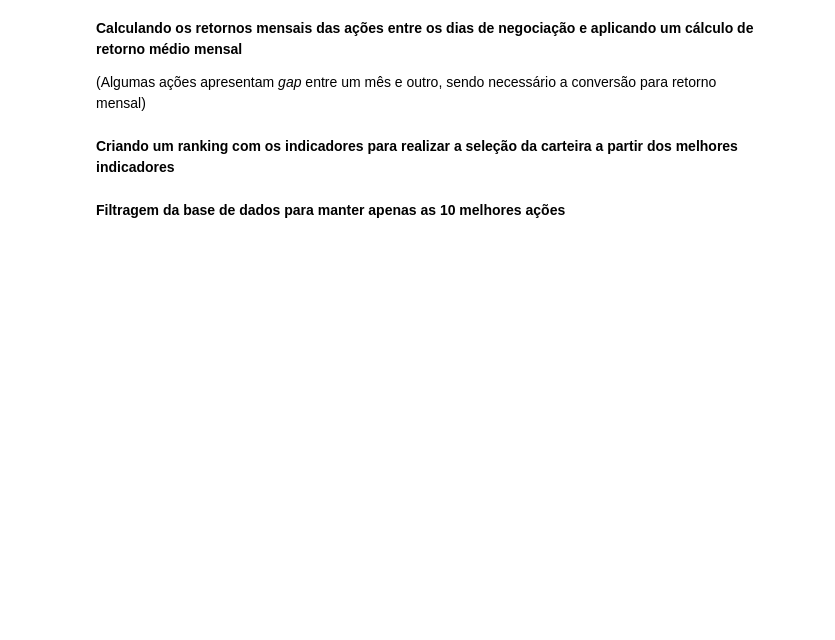
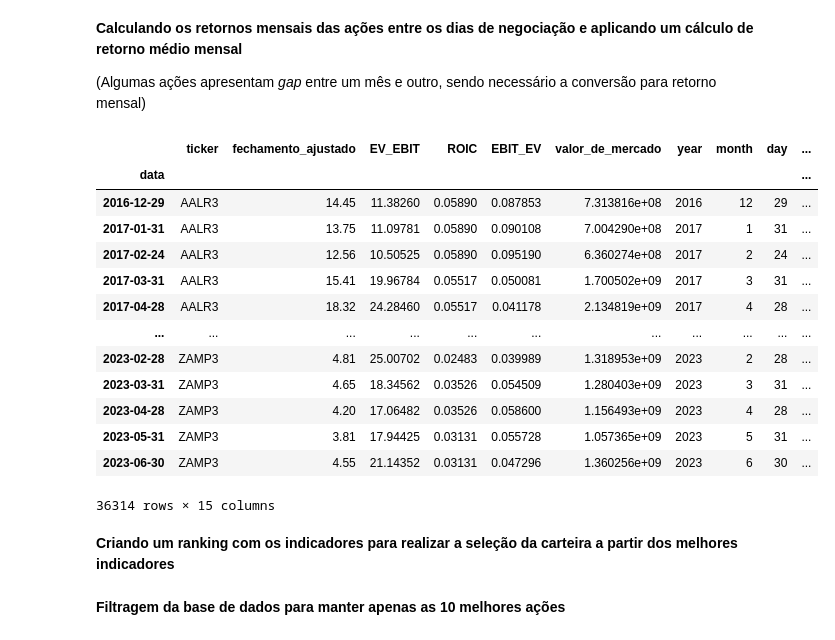
Before and after one commit to pedrosomateus/Projeto-Itau, a Jupyter notebook: projeto_itau.ipynb, the cells around one changed output. Drawn from its saved outputs; the diff is of its cells as text; code cells hidden in the pictures; blank space fills up the shorter version.

```diff
--- a/projeto_itau.ipynb
+++ b/projeto_itau.ipynb
@@ -79,15 +87,30 @@ dados_empresas_filtrado.head()
 # %%
 dados_empresas_filtrado['retorno'] = dados_empresas_filtrado.groupby('ticker')['fechamento_ajustado'].pct_change()
 dados_empresas_filtrado['retorno'] = dados_empresas_filtrado.groupby('ticker')['retorno'].shift(-1)
 
 dados_empresas_filtrado['diferenca'] = (dados_empresas_filtrado.index - pd.Series(dados_empresas_filtrado.index).shift()).values
 dados_empresas_filtrado['diferenca'] = (dados_empresas_filtrado['diferenca'] / timedelta(days=1)).shift(-1)
 dados_empresas_filtrado.dropna(inplace=True)
-dados_empresas_filtrado['retorno_medio_mensal'] = (1 + dados_empresas_filtrado['retorno']) ** (30 / dados_empresas_filtrado['diferenca']) - 1
+dados_empresas_filtrado['retorno_medio_mensal'] = (1 + dados_empresas_filtrado['retorno']) ** (21 / dados_empresas_filtrado['diferenca']) - 1
 
 dados_empresas.dropna(inplace=True)
 dados_empresas_filtrado.dropna(inplace=True)
 dados_empresas_filtrado
+# %% [output]
+|  | ticker | fechamento_ajustado | EV_EBIT | ROIC | EBIT_EV | valor_de_mercado | year | month | day | ... |
+| data |  |  |  |  |  |  |  |  |  | ... |
+| 2016-12-29 | AALR3 | 14.45 | 11.38260 | 0.05890 | 0.087853 | 7.313816e+08 | 2016 | 12 | 29 | ... |
+| 2017-01-31 | AALR3 | 13.75 | 11.09781 | 0.05890 | 0.090108 | 7.004290e+08 | 2017 | 1 | 31 | ... |
+| 2017-02-24 | AALR3 | 12.56 | 10.50525 | 0.05890 | 0.095190 | 6.360274e+08 | 2017 | 2 | 24 | ... |
+| 2017-03-31 | AALR3 | 15.41 | 19.96784 | 0.05517 | 0.050081 | 1.700502e+09 | 2017 | 3 | 31 | ... |
+| 2017-04-28 | AALR3 | 18.32 | 24.28460 | 0.05517 | 0.041178 | 2.134819e+09 | 2017 | 4 | 28 | ... |
+| ... | ... | ... | ... | ... | ... | ... | ... | ... | ... | ... |
+| 2023-02-28 | ZAMP3 | 4.81 | 25.00702 | 0.02483 | 0.039989 | 1.318953e+09 | 2023 | 2 | 28 | ... |
+| 2023-03-31 | ZAMP3 | 4.65 | 18.34562 | 0.03526 | 0.054509 | 1.280403e+09 | 2023 | 3 | 31 | ... |
+| 2023-04-28 | ZAMP3 | 4.20 | 17.06482 | 0.03526 | 0.058600 | 1.156493e+09 | 2023 | 4 | 28 | ... |
+| 2023-05-31 | ZAMP3 | 3.81 | 17.94425 | 0.03131 | 0.055728 | 1.057365e+09 | 2023 | 5 | 31 | ... |
+| 2023-06-30 | ZAMP3 | 4.55 | 21.14352 | 0.03131 | 0.047296 | 1.360256e+09 | 2023 | 6 | 30 | ... |
+36314 rows × 15 columns
 # %% [markdown]
 **Criando um ranking com os indicadores para realizar a seleção da carteira a partir dos melhores indicadores**
 # %%
```
Also changed, not shown: parts of 6 cells of this notebook.
